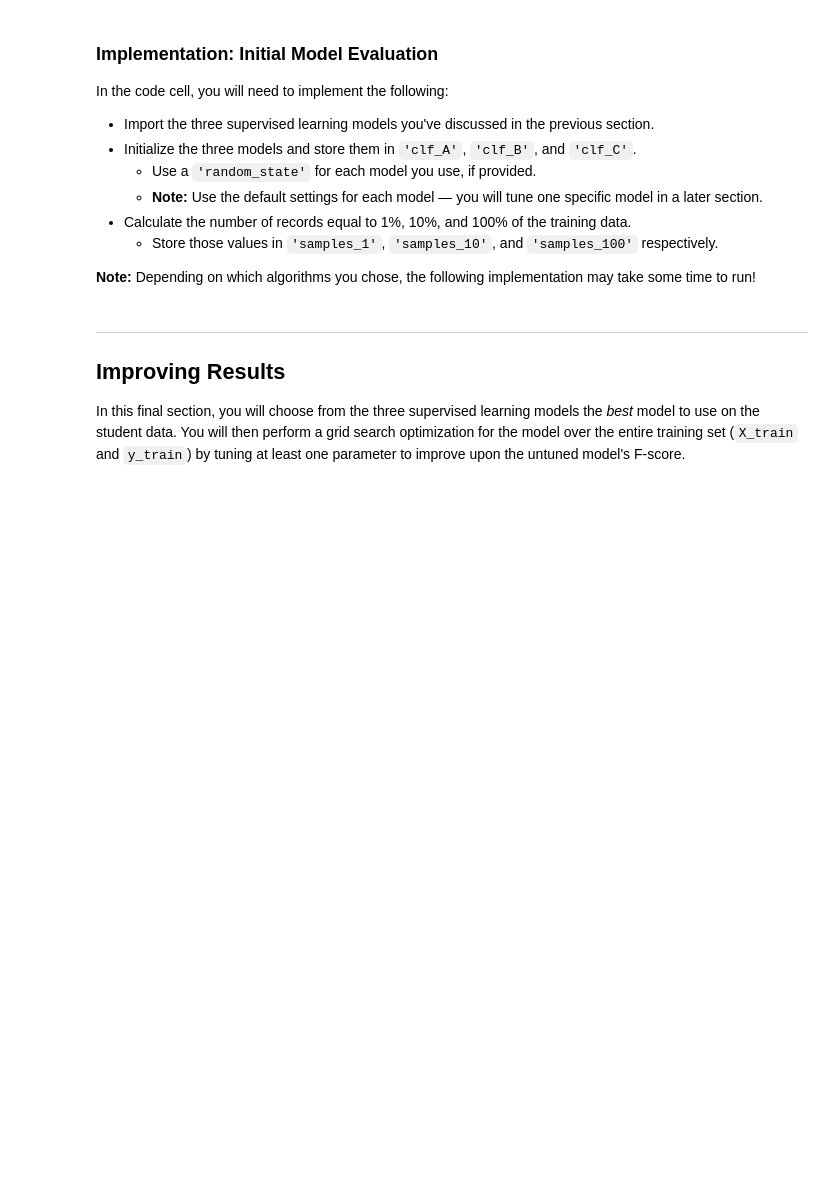
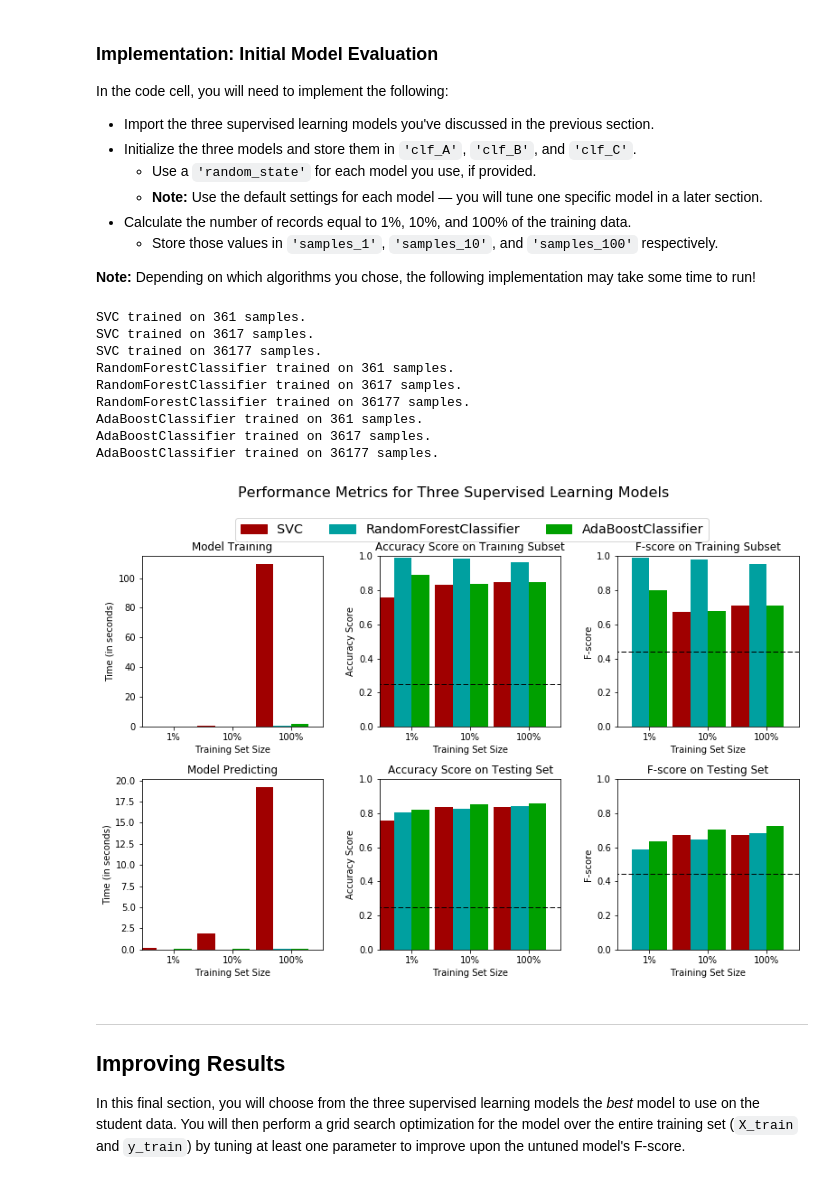
Before and after one commit to France1/MLND, a Jupyter notebook: finding_donors/finding_donors.ipynb, the cells around one changed output. Cells and saved outputs as stored; diff of their text form; code cells hidden in the pictures; blank space fills up the shorter version.

```diff
--- a/finding_donors/finding_donors.ipynb
+++ b/finding_donors/finding_donors.ipynb
@@ -347,6 +337,7 @@ In the code block below, you will need to implement the following:
    - Make sure that you set the `beta` parameter!
 # %%
 # TODO: Import two metrics from sklearn - fbeta_score and accuracy_score
+from sklearn.metrics import fbeta_score, accuracy_score
 
 def train_predict(learner, sample_size, X_train, y_train, X_test, y_test):
     '''
@@ -361,38 +352,43 @@ def train_predict(learner, sample_size, X_train, y_train, X_test, y_test):
 
     results = {}
 
+    training_features = X_train.values
+    training_labels = y_train.values
+    test_features = X_test.values
+    test_labels = y_test.values
+
     # TODO: Fit the learner to the training data using slicing with 'sample_size' using .fit(training_features[:], training_labels[:])
     start = time() # Get start time
-    learner = None
+    learner = learner.fit(training_features[:sample_size,:], training_labels[:sample_size])
     end = time() # Get end time
 
     # TODO: Calculate the training time
-    results['train_time'] = None
+    results['train_time'] = end-start
 
     # TODO: Get the predictions on the test set(X_test),
     #       then get predictions on the first 300 training samples(X_train) using .predict()
     start = time() # Get start time
-    predictions_test = None
-    predictions_train = None
+    predictions_test = learner.predict(test_features)
+    predictions_train = learner.predict(training_features[:300,:])
     end = time() # Get end time
 
     # TODO: Calculate the total prediction time
-    results['pred_time'] = None
+    results['pred_time'] = end-start
 
     # TODO: Compute accuracy on the first 300 training samples which is y_train[:300]
-    results['acc_train'] = None
+    results['acc_train'] = accuracy_score(training_labels[:300], predictions_train)
 
     # TODO: Compute accuracy on test set using accuracy_score()
-    results['acc_test'] = None
+    results['acc_test'] = accuracy_score(test_labels, predictions_test)
 
     # TODO: Compute F-score on the the first 300 training samples using fbeta_score()
-    results['f_train'] = None
+    results['f_train'] = fbeta_score(training_labels[:300], predictions_train, 0.5)
 
     # TODO: Compute F-score on the test set which is y_test
-    results['f_test'] = None
+    results['f_test'] = fbeta_score(test_labels, predictions_test, 0.5)
 
     # Success
-    print "{} trained on {} samples.".format(learner.__class__.__name__, sample_size)
+    print("{} trained on {} samples.".format(learner.__class__.__name__, sample_size))
 
     # Return the results
     return results
@@ -409,31 +405,44 @@ In the code cell, you will need to implement the following:
 **Note:** Depending on which algorithms you chose, the following implementation may take some time to run!
 # %%
 # TODO: Import the three supervised learning models from sklearn
+from sklearn.svm import SVC
+from sklearn.ensemble import RandomForestClassifier, AdaBoostClassifier
 
 # TODO: Initialize the three models
-clf_A = None
-clf_B = None
-clf_C = None
+clf_A = SVC(random_state=7)
+clf_B = RandomForestClassifier(random_state=7)
+clf_C = AdaBoostClassifier(random_state=7)
 
 # TODO: Calculate the number of samples for 1%, 10%, and 100% of the training data
 # HINT: samples_100 is the entire training set i.e. len(y_train)
 # HINT: samples_10 is 10% of samples_100
 # HINT: samples_1 is 1% of samples_100
-samples_100 = None
-samples_10 = None
-samples_1 = None
+samples_100 = len(y_train)
+samples_10 = int(0.1*len(y_train))
+samples_1 = int(0.01*len(y_train))
 
 # Collect results on the learners
 results = {}
 for clf in [clf_A, clf_B, clf_C]:
     clf_name = clf.__class__.__name__
     results[clf_name] = {}
     for i, samples in enumerate([samples_1, samples_10, samples_100]):
         results[clf_name][i] = \
         train_predict(clf, samples, X_train, y_train, X_test, y_test)
 
 # Run metrics visualization for the three supervised learning models chosen
 vs.evaluate(results, accuracy, fscore)
+# %% [output]
+SVC trained on 361 samples.
+SVC trained on 3617 samples.
+SVC trained on 36177 samples.
+RandomForestClassifier trained on 361 samples.
+RandomForestClassifier trained on 3617 samples.
+RandomForestClassifier trained on 36177 samples.
+AdaBoostClassifier trained on 361 samples.
+AdaBoostClassifier trained on 3617 samples.
+AdaBoostClassifier trained on 36177 samples.
+[figure, added]
 # %% [markdown]
 ----
 ## Improving Results
```
Also changed, not shown: parts of 22 cells of this notebook.
